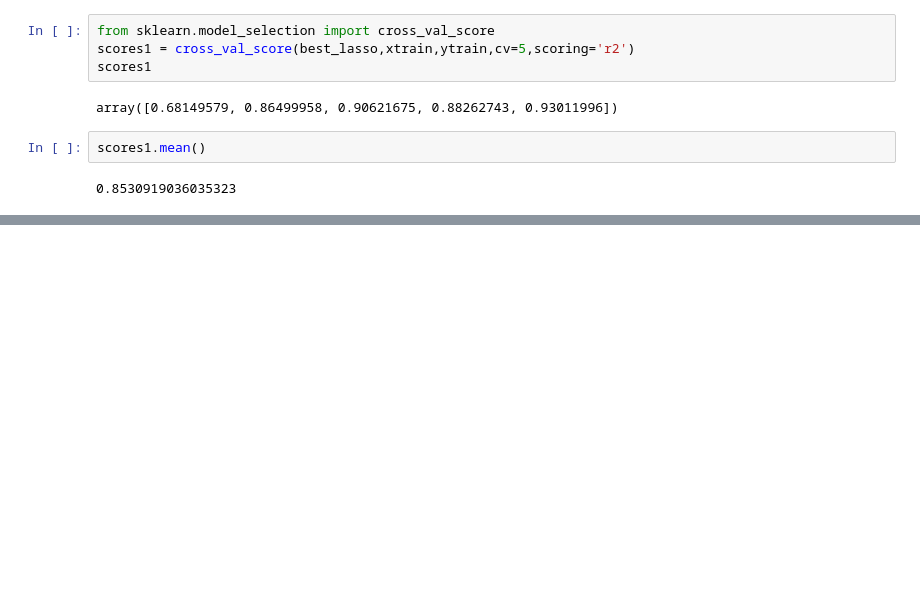
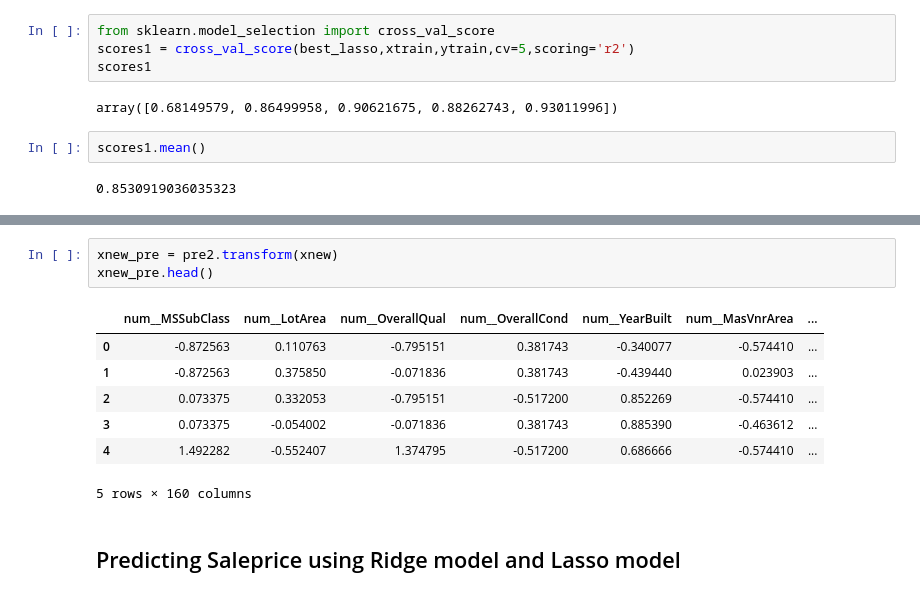
Before and after one commit to sindhura-nk/ML-model-for-House-SalePrice, a Jupyter notebook: House SalePrice Regularisation Model.ipynb, the cells around one changed output, grey strips where cells are left out. Saved outputs shown, nothing was run; the diff lists cells and outputs as text; blank space fills up the shorter version.

```diff
--- a/House SalePrice Regularisation Model.ipynb
+++ b/House SalePrice Regularisation Model.ipynb
@@ -499,0 +562,13 @@ scores1.mean()
+# %%
+xnew_pre = pre2.transform(xnew)
+xnew_pre.head()
+# %% [output]
+|  | num__MSSubClass | num__LotArea | num__OverallQual | num__OverallCond | num__YearBuilt | num__MasVnrArea | ... |
+| 0 | -0.872563 | 0.110763 | -0.795151 | 0.381743 | -0.340077 | -0.574410 | ... |
+| 1 | -0.872563 | 0.375850 | -0.071836 | 0.381743 | -0.439440 | 0.023903 | ... |
+| 2 | 0.073375 | 0.332053 | -0.795151 | -0.517200 | 0.852269 | -0.574410 | ... |
+| 3 | 0.073375 | -0.054002 | -0.071836 | 0.381743 | 0.885390 | -0.463612 | ... |
+| 4 | 1.492282 | -0.552407 | 1.374795 | -0.517200 | 0.686666 | -0.574410 | ... |
+5 rows × 160 columns
+# %% [markdown]
+## Predicting Saleprice using Ridge model and Lasso model
```
Also changed, not shown: parts of 18 cells of this notebook, 3 other files.
